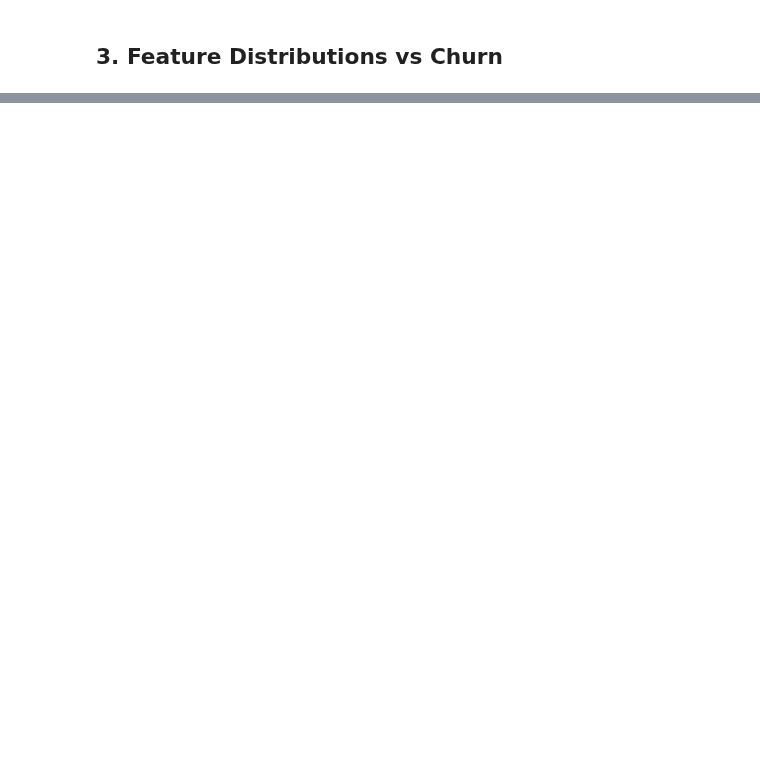
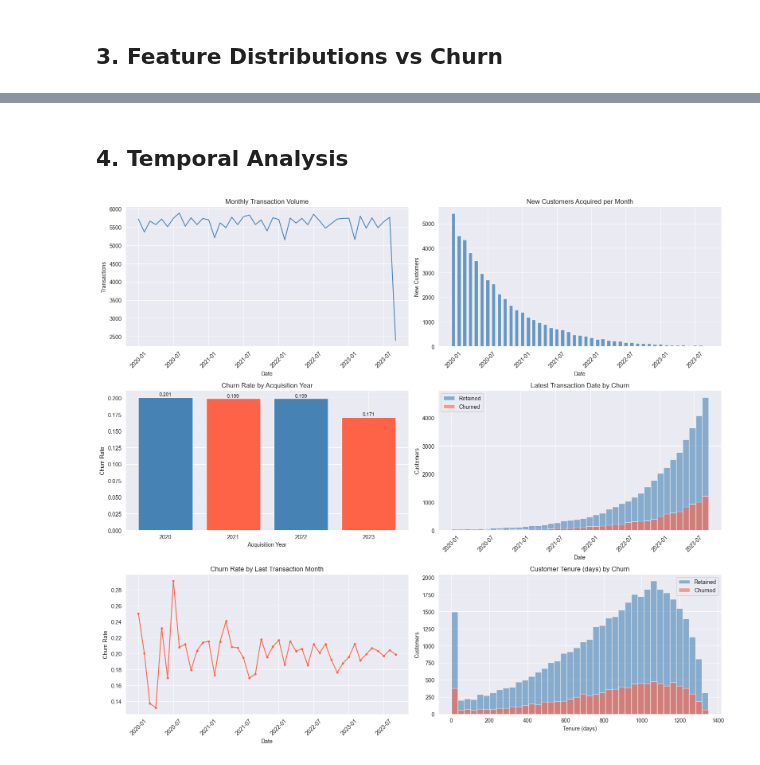
Before and after one commit to Lazr-Galstyan/testing_autoresearch, a Jupyter notebook: notebooks/03_eda_updated.ipynb, the cells around one changed output, grey strips where cells are left out. Saved outputs shown, nothing was run; the diff lists cells and outputs as text; code cells hidden in the pictures; blank space fills up the shorter version.

```diff
--- a/notebooks/03_eda_updated.ipynb
+++ b/notebooks/03_eda_updated.ipynb
@@ -107,0 +108,80 @@ plt.show()
+# %% [markdown]
+## 4. Temporal Analysis
+# %%
+RAW_DIR = Path('..') / 'data' / 'raw'
+txn = pd.read_csv(RAW_DIR / 'ecommerce_customer_data_large.csv')
+txn.columns = txn.columns.str.lower().str.replace(' ', '_')
+txn['purchase_date'] = pd.to_datetime(txn['purchase_date'])
+txn['year_month']    = txn['purchase_date'].dt.to_period('M')
+
+fig, axes = plt.subplots(3, 2, figsize=(16, 14))
+
+# ── 1. Monthly transaction volume ────────────────────────────────────────────
+monthly_vol = txn.groupby('year_month').size()
+monthly_vol.index = monthly_vol.index.to_timestamp()
+axes[0, 0].plot(monthly_vol.index, monthly_vol.values, color='steelblue')
+axes[0, 0].set_title('Monthly Transaction Volume')
+axes[0, 0].set_xlabel('Date')
+axes[0, 0].set_ylabel('Transactions')
+axes[0, 0].tick_params(axis='x', rotation=45)
+
+# ── 2. New customers acquired per month ──────────────────────────────────────
+first_purchase = txn.groupby('customer_id')['purchase_date'].min().dt.to_period('M')
+new_customers  = first_purchase.value_counts().sort_index()
+new_customers.index = new_customers.index.to_timestamp()
+axes[0, 1].bar(new_customers.index, new_customers.values, width=20, color='steelblue', alpha=0.8)
+axes[0, 1].set_title('New Customers Acquired per Month')
+axes[0, 1].set_xlabel('Date')
+axes[0, 1].set_ylabel('New Customers')
+axes[0, 1].tick_params(axis='x', rotation=45)
+
+# ── 3. Churn rate by acquisition year (cohort) ───────────────────────────────
+customers['acquisition_year'] = customers['earliest_transaction_date'].dt.year
+cohort_churn = customers.groupby('acquisition_year')['churn'].mean().round(3)
+axes[1, 0].bar(cohort_churn.index.astype(str), cohort_churn.values, color=['steelblue','tomato','steelblue','tomato'])
+axes[1, 0].set_title('Churn Rate by Acquisition Year')
+axes[1, 0].set_xlabel('Acquisition Year')
+axes[1, 0].set_ylabel('Churn Rate')
+for x, v in zip(cohort_churn.index.astype(str), cohort_churn.values):
+    axes[1, 0].text(x, v + 0.002, f'{v:.3f}', ha='center', fontsize=9)
+
+# ── 4. Distribution of latest transaction date by churn ──────────────────────
+for churn_val, label, color in [(0,'Retained','steelblue'), (1,'Churned','tomato')]:
+    subset = customers[customers['churn'] == churn_val]['latest_transaction_date']
+    axes[1, 1].hist(subset, bins=40, alpha=0.6, label=label, color=color)
+axes[1, 1].set_title('Latest Transaction Date by Churn')
+axes[1, 1].set_xlabel('Date')
+axes[1, 1].set_ylabel('Customers')
+axes[1, 1].legend()
+axes[1, 1].tick_params(axis='x', rotation=45)
+
+# ── 5. Monthly churn rate (based on latest transaction month) ─────────────────
+customers['last_txn_month'] = customers['latest_transaction_date'].dt.to_period('M')
+monthly_churn = customers.groupby('last_txn_month')['churn'].mean()
+monthly_churn.index = monthly_churn.index.to_timestamp()
+axes[2, 0].plot(monthly_churn.index, monthly_churn.values, color='tomato', marker='o', markersize=3)
+axes[2, 0].set_title('Churn Rate by Last Transaction Month')
+axes[2, 0].set_xlabel('Date')
+axes[2, 0].set_ylabel('Churn Rate')
+axes[2, 0].tick_params(axis='x', rotation=45)
+
+# ── 6. Customer tenure distribution by churn ─────────────────────────────────
+for churn_val, label, color in [(0,'Retained','steelblue'), (1,'Churned','tomato')]:
+    subset = customers[customers['churn'] == churn_val]['customer_tenure_days'].dropna()
+    axes[2, 1].hist(subset, bins=40, alpha=0.6, label=label, color=color)
+axes[2, 1].set_title('Customer Tenure (days) by Churn')
+axes[2, 1].set_xlabel('Tenure (days)')
+axes[2, 1].set_ylabel('Customers')
+axes[2, 1].legend()
+
+plt.tight_layout()
+plt.show()
+
+# Summary stats
+print('Transaction date range  :', txn['purchase_date'].min().date(), '→', txn['purchase_date'].max().date())
+print('Peak transaction month  :', monthly_vol.idxmax().strftime('%Y-%m'), f'({monthly_vol.max():,} txns)')
+print('Lowest transaction month:', monthly_vol.idxmin().strftime('%Y-%m'), f'({monthly_vol.min():,} txns)')
+print('\nChurn rate by acquisition year:')
+print(cohort_churn.to_string())
+# %% [output]
+[figure, added]
```
Also changed, not shown: parts of 3 cells of this notebook.
